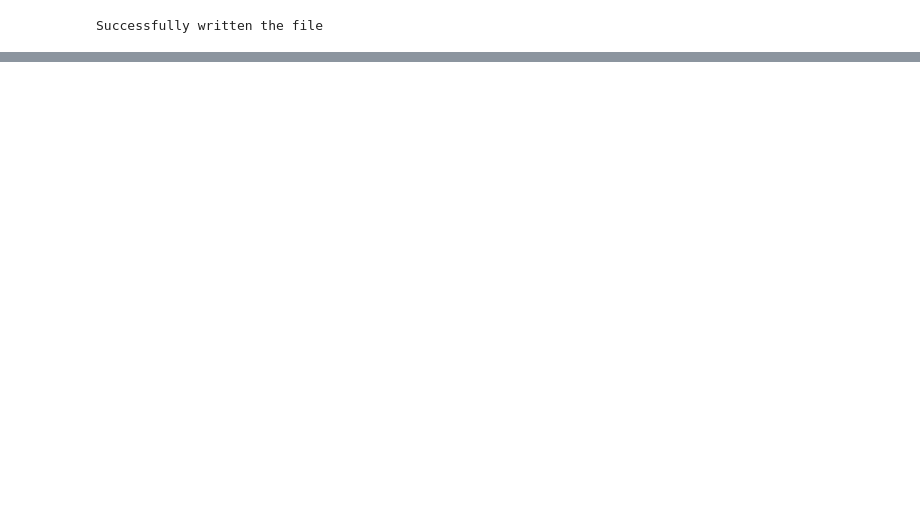
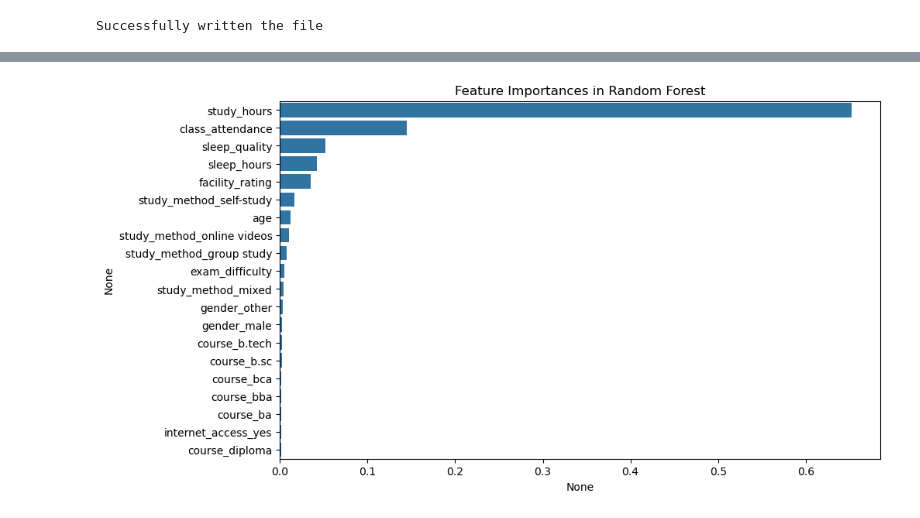
Before and after one commit to NithishaMarripelly/Kaggle_playground_S06_E01, a Jupyter notebook: Test_scores.ipynb, the cells around one changed output, grey strips where cells are left out. Drawn from its saved outputs; the diff is of its cells as text; code cells hidden in the pictures; blank space fills up the shorter version.

```diff
--- a/Test_scores.ipynb
+++ b/Test_scores.ipynb
@@ -214,0 +277,21 @@ Successfully written the file
+# %%
+# Convert your features to a lighter format
+x = x.astype('float32')
+df_test = df_test.astype('float32')
+
+from sklearn.ensemble import RandomForestRegressor
+from sklearn.model_selection import train_test_split, GridSearchCV
+
+X_train, X_val, y_train, y_val = train_test_split(x, y, test_size=0.2, random_state=42)
+
+# 3. Initial Random Forest Model
+# We start with more trees (n_estimators) to reduce variance
+rf_model = RandomForestRegressor(n_estimators=200, random_state=42, n_jobs=-1)
+rf_model.fit(X_train, y_train)
+
+# 4. Evaluate
+train_pred = rf_model.predict(X_train)
+val_pred = rf_model.predict(X_val)
+
+print(f"RF Train RMSE: {root_mean_squared_error(y_train, train_pred):.4f}")
+print(f"RF Validation RMSE: {root_mean_squared_error(y_val, val_pred):.4f}")
@@ -214,0 +301,16 @@ Successfully written the file
+# %%
+# 5. Hyperparameter Tuning (To hit that 8.5 target)
+# Tree models are sensitive to depth and leaf size.
+param_grid = {
+    'max_depth': [10, 15, 20],
+    'min_samples_leaf': [1, 2, 4],
+    'max_features': ['sqrt', 'log2'] # 'sqrt' helps prevent overfitting
+}
+
+grid_search = GridSearchCV(RandomForestRegressor(n_estimators=100, random_state=42),
+                           param_grid, cv=5, scoring='neg_root_mean_squared_error', n_jobs=-1)
+grid_search.fit(X_train, y_train)
+
+best_rf = grid_search.best_estimator_
+print(f"Best Params: {grid_search.best_params_}")
+print(f"Tuned Val RMSE: {-grid_search.best_score_:.4f}")
@@ -214,0 +337,10 @@ Successfully written the file
+# %%
+# 6. Feature Importance Visualization
+# This tells you WHICH features the model thinks are most important
+importances = pd.Series(best_rf.feature_importances_, index=x.columns).sort_values(ascending=False)
+plt.figure(figsize=(10, 6))
+sns.barplot(x=importances, y=importances.index)
+plt.title("Feature Importances in Random Forest")
+plt.show()
+# %% [output]
+[figure, added]
```
Also changed, not shown: parts of 33 cells of this notebook.
